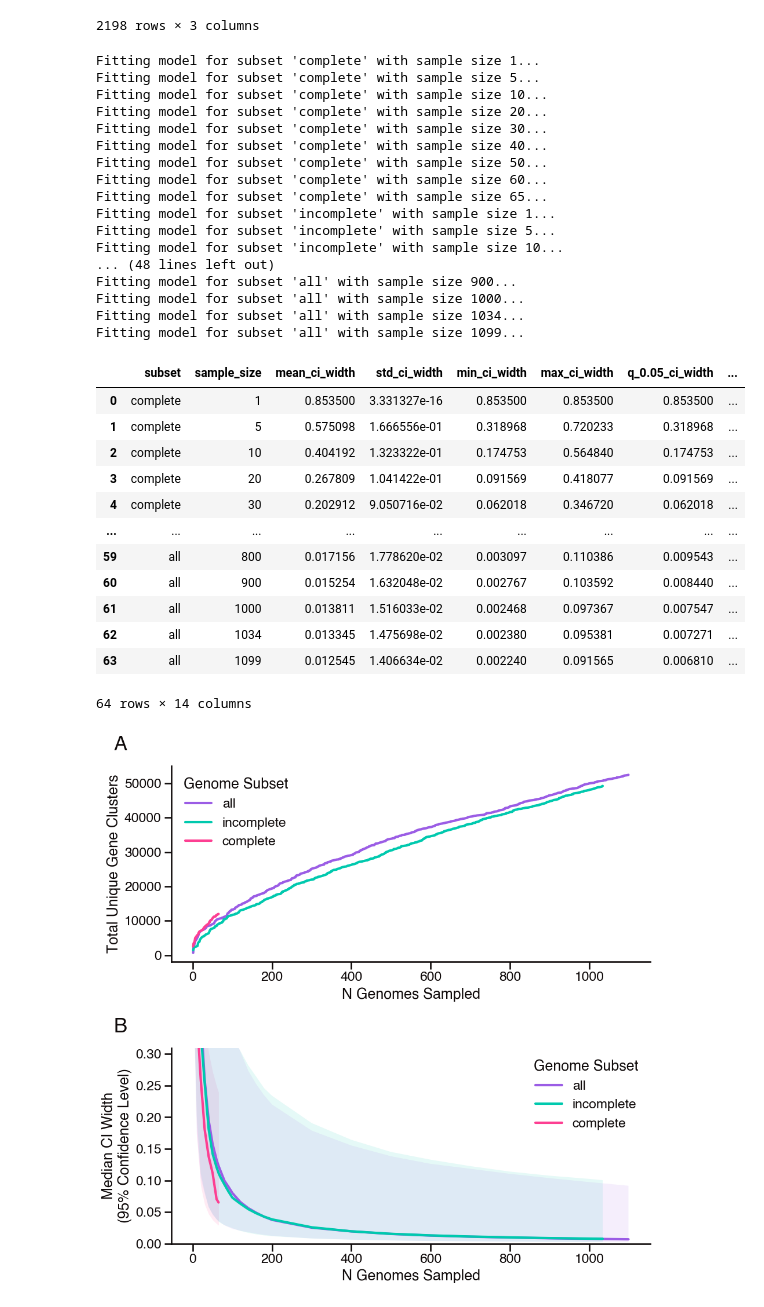
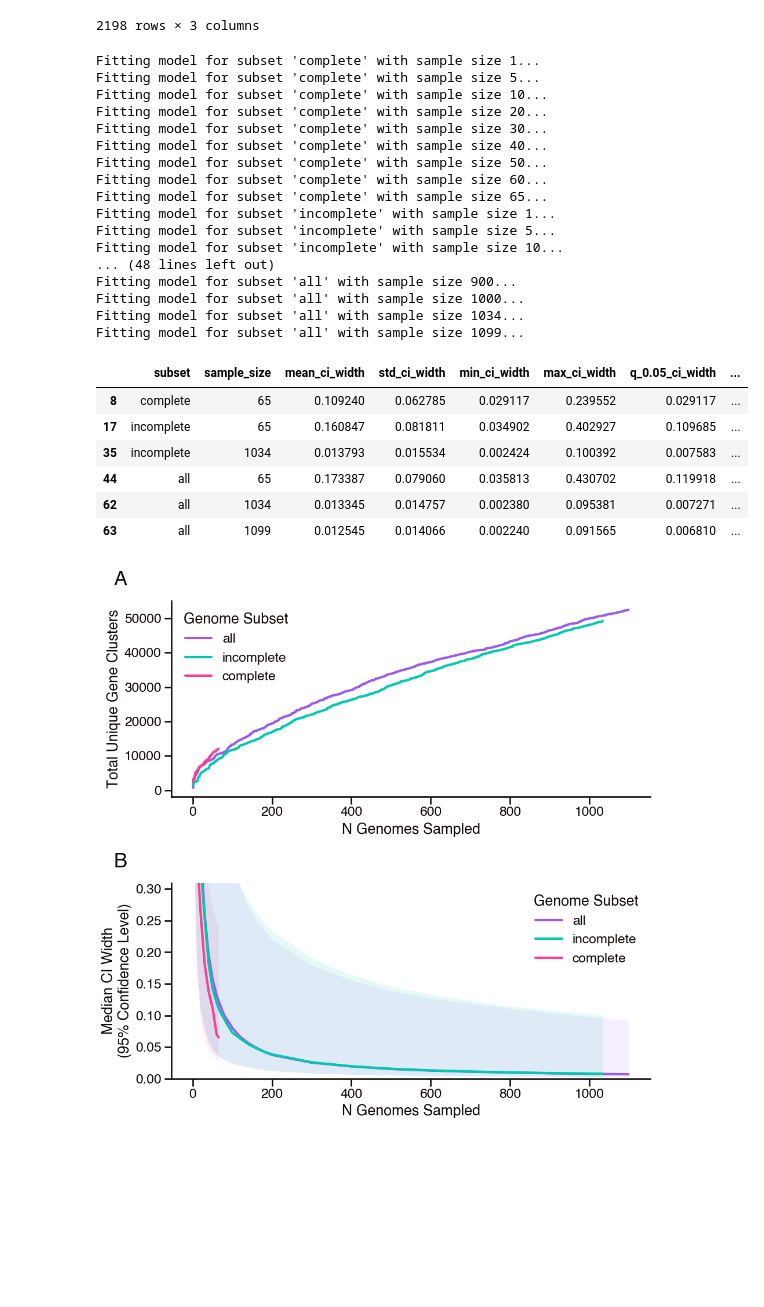
Before and after one commit to blasks/gene-prevalence, a Jupyter notebook: experiments/5-demonstration-experiments.ipynb, the cells around one changed output. Drawn from its saved outputs; the diff is of its cells as text; code cells hidden in the pictures; blank space fills up the shorter version.

```diff
--- a/experiments/5-demonstration-experiments.ipynb
+++ b/experiments/5-demonstration-experiments.ipynb
@@ -390,46 +390,41 @@ for subset_name, genome_list in zip(
             'q_0.05_ci_width': ci_widths.quantile(0.05),
             'q_0.25_ci_width': ci_widths.quantile(0.25),
             'median_ci_width': ci_widths.quantile(0.5),
             'q_0.75_ci_width': ci_widths.quantile(0.75),
             'q_0.95_ci_width': ci_widths.quantile(0.95),
             'core_size': (pi_hat == 1.0).sum(),  # number of gene clusters with estimated prevalence of 1.0
             'expanded_core_size': ((pi_hat >= 0.9)).sum(),  # number of gene clusters with estimated prevalence of 0.9 or higher
             'alt_expanded_core_size': ((ci_upper >= 1.0).sum())  # number of gene clusters with upper confidence interval bound that includes 1.0
         })
 
 ci_width_df = pd.DataFrame(results)
-ci_width_df
+# look at particular samples of interest
+ci_width_df[ci_width_df['sample_size'].isin([65, 1034, 1099])]
 # %% [output]
 Fitting model for subset 'complete' with sample size 1...
 Fitting model for subset 'complete' with sample size 5...
 Fitting model for subset 'complete' with sample size 10...
 Fitting model for subset 'complete' with sample size 20...
 Fitting model for subset 'complete' with sample size 30...
 Fitting model for subset 'complete' with sample size 40...
 Fitting model for subset 'complete' with sample size 50...
 Fitting model for subset 'complete' with sample size 60...
 Fitting model for subset 'complete' with sample size 65...
 Fitting model for subset 'incomplete' with sample size 1...
 Fitting model for subset 'incomplete' with sample size 5...
 Fitting model for subset 'incomplete' with sample size 10...
 ... (48 lines left out)
 Fitting model for subset 'all' with sample size 900...
 Fitting model for subset 'all' with sample size 1000...
 Fitting model for subset 'all' with sample size 1034...
 Fitting model for subset 'all' with sample size 1099...
 |  | subset | sample_size | mean_ci_width | std_ci_width | min_ci_width | max_ci_width | q_0.05_ci_width | ... |
-| 0 | complete | 1 | 0.853500 | 3.331327e-16 | 0.853500 | 0.853500 | 0.853500 | ... |
-| 1 | complete | 5 | 0.575098 | 1.666556e-01 | 0.318968 | 0.720233 | 0.318968 | ... |
-| 2 | complete | 10 | 0.404192 | 1.323322e-01 | 0.174753 | 0.564840 | 0.174753 | ... |
-| 3 | complete | 20 | 0.267809 | 1.041422e-01 | 0.091569 | 0.418077 | 0.091569 | ... |
-| 4 | complete | 30 | 0.202912 | 9.050716e-02 | 0.062018 | 0.346720 | 0.062018 | ... |
-| ... | ... | ... | ... | ... | ... | ... | ... | ... |
-| 59 | all | 800 | 0.017156 | 1.778620e-02 | 0.003097 | 0.110386 | 0.009543 | ... |
-| 60 | all | 900 | 0.015254 | 1.632048e-02 | 0.002767 | 0.103592 | 0.008440 | ... |
-| 61 | all | 1000 | 0.013811 | 1.516033e-02 | 0.002468 | 0.097367 | 0.007547 | ... |
-| 62 | all | 1034 | 0.013345 | 1.475698e-02 | 0.002380 | 0.095381 | 0.007271 | ... |
-| 63 | all | 1099 | 0.012545 | 1.406634e-02 | 0.002240 | 0.091565 | 0.006810 | ... |
+| 8 | complete | 65 | 0.109240 | 0.062785 | 0.029117 | 0.239552 | 0.029117 | ... |
+| 17 | incomplete | 65 | 0.160847 | 0.081811 | 0.034902 | 0.402927 | 0.109685 | ... |
+| 35 | incomplete | 1034 | 0.013793 | 0.015534 | 0.002424 | 0.100392 | 0.007583 | ... |
+| 44 | all | 65 | 0.173387 | 0.079060 | 0.035813 | 0.430702 | 0.119918 | ... |
+| 62 | all | 1034 | 0.013345 | 0.014757 | 0.002380 | 0.095381 | 0.007271 | ... |
+| 63 | all | 1099 | 0.012545 | 0.014066 | 0.002240 | 0.091565 | 0.006810 | ... |
-64 rows × 14 columns
 # %%
 # build two panel figure showing (A) saturation curves for each subset of genomes and
 # (B) how confidence interval width changes with increasing sample size for each subset of genomes
```
Also changed, not shown: 3 other files.
